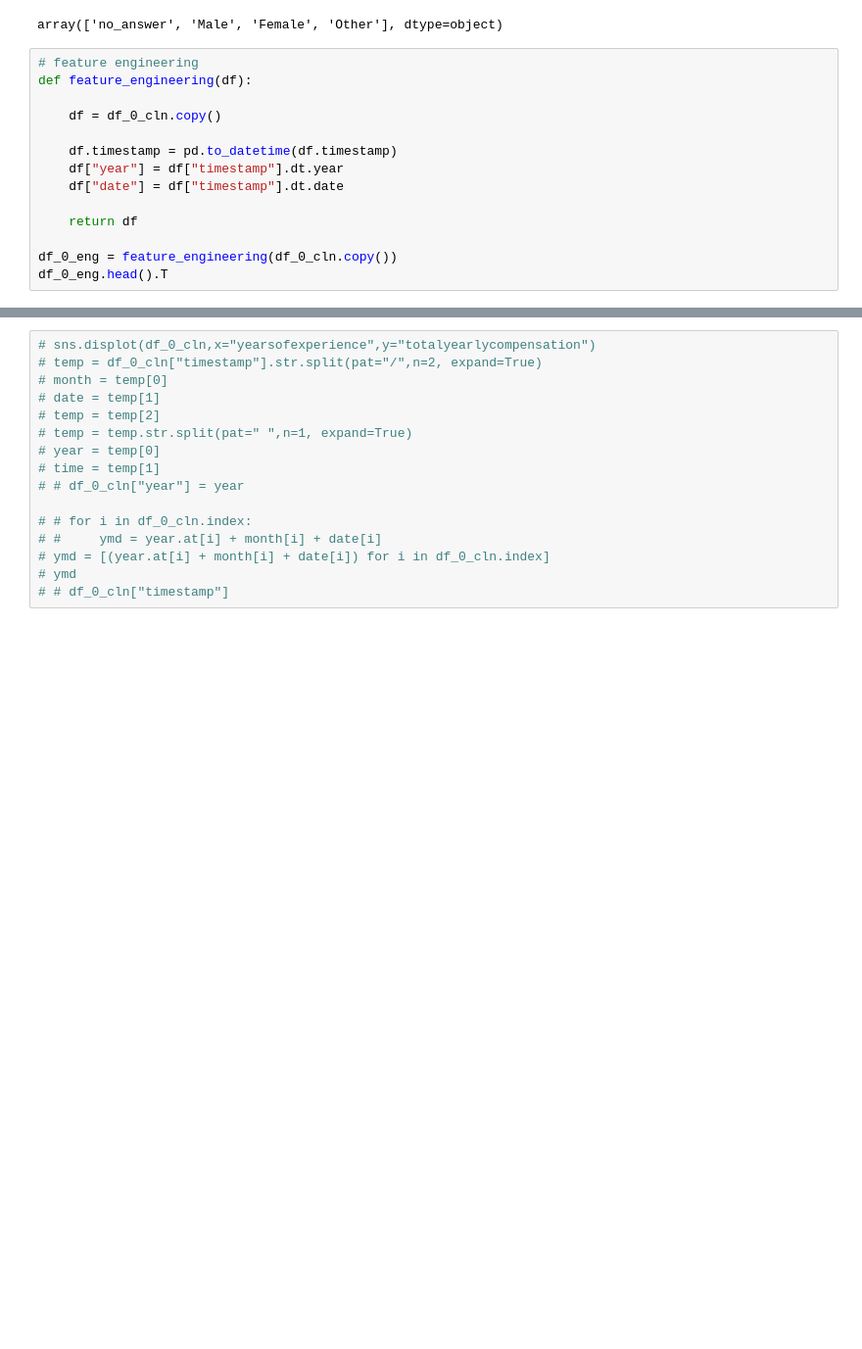
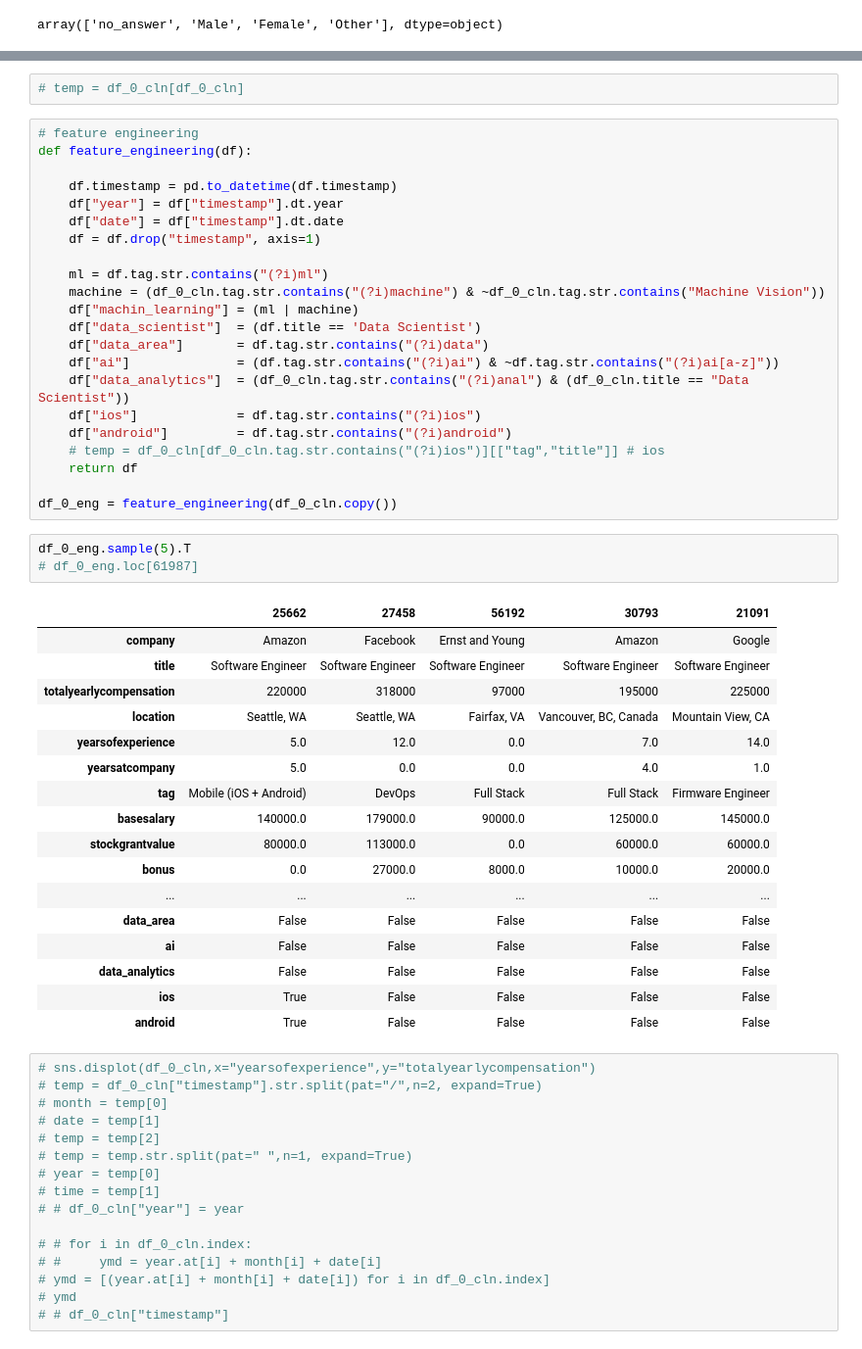
Before and after one commit to tes-b/project_2_income_prediction, a Jupyter notebook: Project_Data_Science_Field_Salary.ipynb, the cells around one changed output, grey strips where cells are left out. Shown at 98% size. Saved outputs shown, nothing was run; the diff lists cells and outputs as text; blank space fills up the shorter version.

```diff
--- a/Project_Data_Science_Field_Salary.ipynb
+++ b/Project_Data_Science_Field_Salary.ipynb
@@ -125,17 +117,3 @@ df_0_cln.at[11010,"gender"] = "no_answer"
 df_0_cln.gender.unique()
 # %% [output]
 array(['no_answer', 'Male', 'Female', 'Other'], dtype=object)
-# %%
-# feature engineering
-def feature_engineering(df):
-
-    df = df_0_cln.copy()
-
-    df.timestamp = pd.to_datetime(df.timestamp)
-    df["year"] = df["timestamp"].dt.year
-    df["date"] = df["timestamp"].dt.date
-
-    return df
-
-df_0_eng = feature_engineering(df_0_cln.copy())
-df_0_eng.head().T
@@ -160,3 +143,48 @@ df_0_eng.head().T
+# %%
+# temp = df_0_cln[df_0_cln]
+# %%
+# feature engineering
+def feature_engineering(df):
+
+    df.timestamp = pd.to_datetime(df.timestamp)
+    df["year"] = df["timestamp"].dt.year
+    df["date"] = df["timestamp"].dt.date
+    df = df.drop("timestamp", axis=1)
+
+    ml = df.tag.str.contains("(?i)ml")
+    machine = (df_0_cln.tag.str.contains("(?i)machine") & ~df_0_cln.tag.str.contains("Machine Vision"))
+    df["machin_learning"] = (ml | machine)
+    df["data_scientist"]  = (df.title == 'Data Scientist')
+    df["data_area"]       = df.tag.str.contains("(?i)data")
+    df["ai"]              = (df.tag.str.contains("(?i)ai") & ~df.tag.str.contains("(?i)ai[a-z]"))
+    df["data_analytics"]  = (df_0_cln.tag.str.contains("(?i)anal") & (df_0_cln.title == "Data Scientist"))
+    df["ios"]             = df.tag.str.contains("(?i)ios")
+    df["android"]         = df.tag.str.contains("(?i)android")
+    # temp = df_0_cln[df_0_cln.tag.str.contains("(?i)ios")][["tag","title"]] # ios
+    return df
+
+df_0_eng = feature_engineering(df_0_cln.copy())
+# %%
+df_0_eng.sample(5).T
+# df_0_eng.loc[61987]
+# %% [output]
+|  | 25662 | 27458 | 56192 | 30793 | 21091 |
+| company | Amazon | Facebook | Ernst and Young | Amazon | Google |
+| title | Software Engineer | Software Engineer | Software Engineer | Software Engineer | Software Engineer |
+| totalyearlycompensation | 220000 | 318000 | 97000 | 195000 | 225000 |
+| location | Seattle, WA | Seattle, WA | Fairfax, VA | Vancouver, BC, Canada | Mountain View, CA |
+| yearsofexperience | 5.0 | 12.0 | 0.0 | 7.0 | 14.0 |
+| yearsatcompany | 5.0 | 0.0 | 0.0 | 4.0 | 1.0 |
+| tag | Mobile (iOS + Android) | DevOps | Full Stack | Full Stack | Firmware Engineer |
+| basesalary | 140000.0 | 179000.0 | 90000.0 | 125000.0 | 145000.0 |
+| stockgrantvalue | 80000.0 | 113000.0 | 0.0 | 60000.0 | 60000.0 |
+| bonus | 0.0 | 27000.0 | 8000.0 | 10000.0 | 20000.0 |
+| ... | ... | ... | ... | ... | ... |
+| data_area | False | False | False | False | False |
+| ai | False | False | False | False | False |
+| data_analytics | False | False | False | False | False |
+| ios | True | False | False | False | False |
+| android | True | False | False | False | False |
 # %%
 # sns.displot(df_0_cln,x="yearsofexperience",y="totalyearlycompensation")
 # temp = df_0_cln["timestamp"].str.split(pat="/",n=2, expand=True)
```
Also changed, not shown: parts of 4 cells of this notebook.
